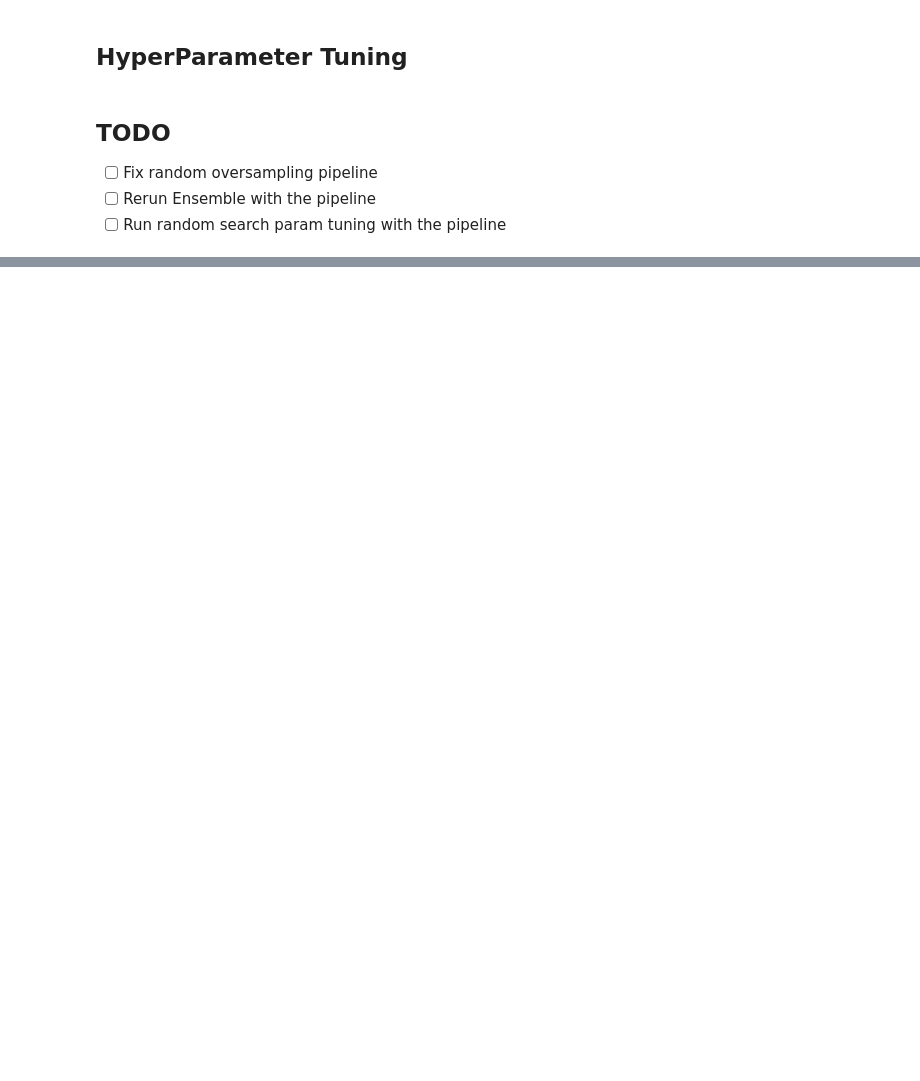
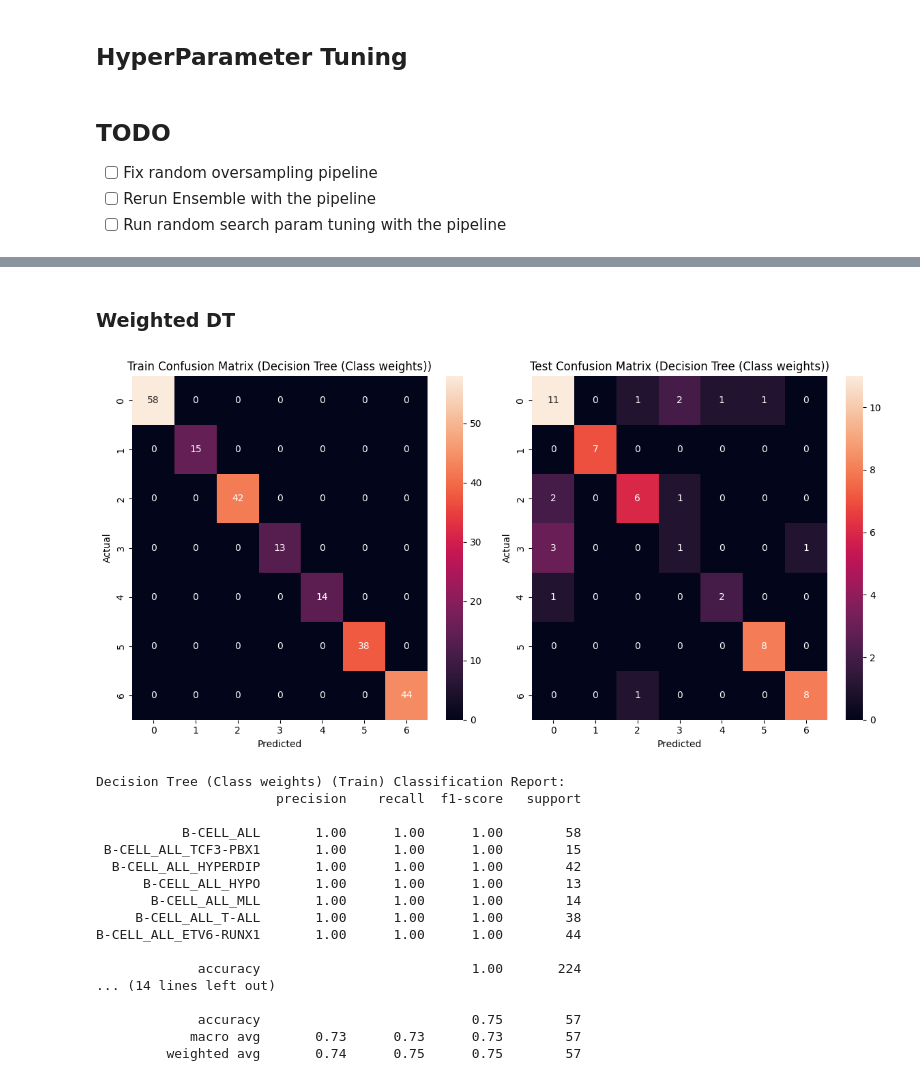
Before and after one commit to AnOnRT/Machine-Learning-in-BioInf-Project, a Jupyter notebook: Leukemie Classification.ipynb, the cells around one changed output, grey strips where cells are left out. Drawn from its saved outputs; the diff is of its cells as text; code cells hidden in the pictures; blank space fills up the shorter version.

```diff
--- a/Leukemie Classification.ipynb
+++ b/Leukemie Classification.ipynb
@@ -902,0 +918,5 @@ def random_search_hyperparameters(estimator: BaseEstimator, param_distributions:
+# %%
+def train_report(model, model_name):
+    plot_confusion_matrix_and_report(
+        *train_and_evaluate_model(model, X_train, y_train, X_test, y_test), model_name
+    )
@@ -902,0 +965,24 @@ def random_search_hyperparameters(estimator: BaseEstimator, param_distributions:
+# %% [markdown]
+### Weighted DT
+# %%
+WEIGHTED_DT = DecisionTreeClassifier(random_state=42, class_weight="balanced")
+train_report(WEIGHTED_DT, "Decision Tree (Class weights)")
+# %% [output]
+[figure, added]
+Decision Tree (Class weights) (Train) Classification Report:
+                       precision    recall  f1-score   support
+
+           B-CELL_ALL       1.00      1.00      1.00        58
+ B-CELL_ALL_TCF3-PBX1       1.00      1.00      1.00        15
+  B-CELL_ALL_HYPERDIP       1.00      1.00      1.00        42
+      B-CELL_ALL_HYPO       1.00      1.00      1.00        13
+       B-CELL_ALL_MLL       1.00      1.00      1.00        14
+     B-CELL_ALL_T-ALL       1.00      1.00      1.00        38
+B-CELL_ALL_ETV6-RUNX1       1.00      1.00      1.00        44
+
+             accuracy                           1.00       224
+... (14 lines left out)
+
+             accuracy                           0.75        57
+            macro avg       0.73      0.73      0.73        57
+         weighted avg       0.74      0.75      0.75        57
```
Also changed, not shown: parts of 27 cells of this notebook.
